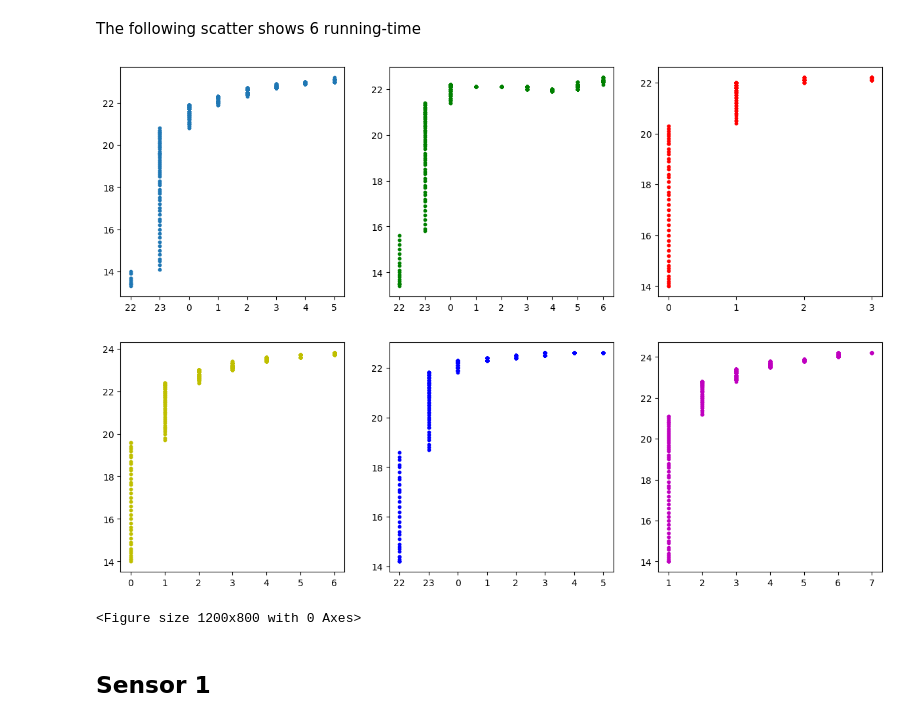
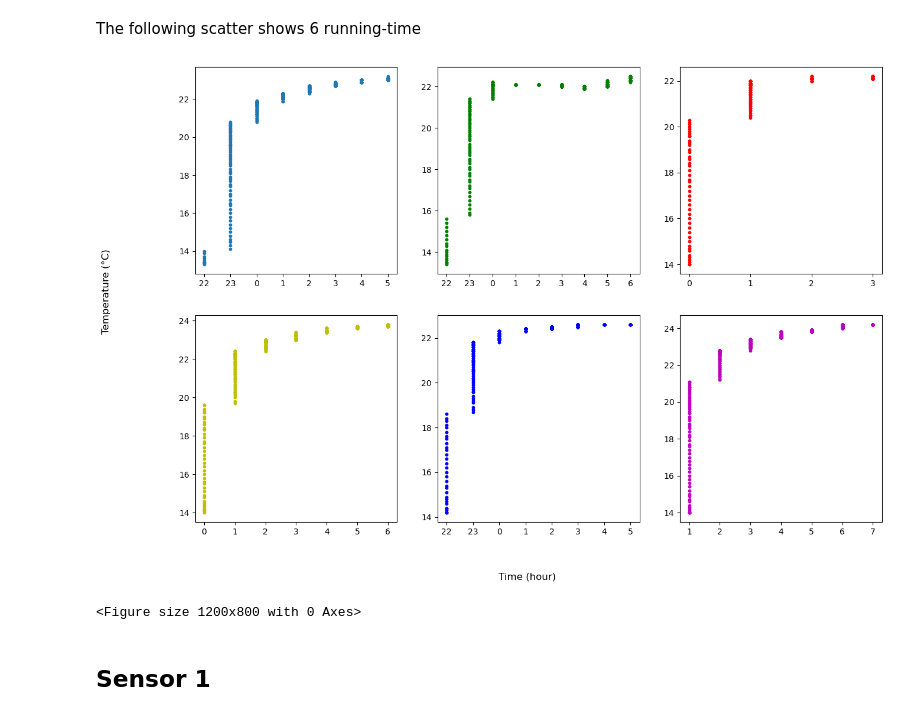
Before and after one commit to itsAiham/bachelor_thesis_HKR2023, a Jupyter notebook: main.ipynb, the cells around one changed output. Cells and saved outputs as stored; diff of their text form; code cells hidden in the pictures.

Commit message:
Add labels

```diff
--- a/main.ipynb
+++ b/main.ipynb
@@ -935,29 +935,32 @@ The following scatter shows 6 running-time
 # %%
 figure, axis = plt.subplots(2, 3,   figsize=(15, 10))
 
 plt.figure(figsize=(12,8))
 
 size = 10
 
 from_time1 = [str(getConvertedTime(x).time().hour) for x in sensor1_during_running.iloc[cat_1]['time']]
 from_time2 = [str(getConvertedTime(x).time().hour) for x in sensor1_during_running.iloc[cat_2]['time']]
 from_time3 = [str(getConvertedTime(x).time().hour) for x in sensor1_during_running.iloc[cat_3]['time']]
 from_time4 = [str(getConvertedTime(x).time().hour) for x in sensor1_during_running.iloc[cat_4]['time']]
 from_time5 = [str(getConvertedTime(x).time().hour) for x in sensor1_during_running.iloc[cat_5]['time']]
 from_time6 = [str(getConvertedTime(x).time().hour) for x in sensor1_during_running.iloc[cat_6]['time']]
 
 
 axis[0, 0].scatter(from_time1, sensor1_during_running.iloc[cat_1]['temp'], s=size)
 axis[0, 1].scatter(from_time2, sensor1_during_running.iloc[cat_2]['temp'], s=size, color='g')
 axis[0, 2].scatter(from_time3, sensor1_during_running.iloc[cat_3]['temp'], s=size, color='r')
 axis[1, 0].scatter(from_time4, sensor1_during_running.iloc[cat_4]['temp'], s=size, color='y')
 axis[1, 1].scatter(from_time5, sensor1_during_running.iloc[cat_5]['temp'], s=size, color='b')
 axis[1, 2].scatter(from_time6, sensor1_during_running.iloc[cat_6]['temp'], s=size, color='m')
 
+# common axis labels
+figure.supxlabel('Time (hour)')
+figure.supylabel('Temperature (°C)')
 
 plt.show()
 # %% [output]
-[figure, old version]
+[figure, new version]
 <Figure size 1200x800 with 0 Axes>
 # %% [markdown]
 ## Sensor 1
```
